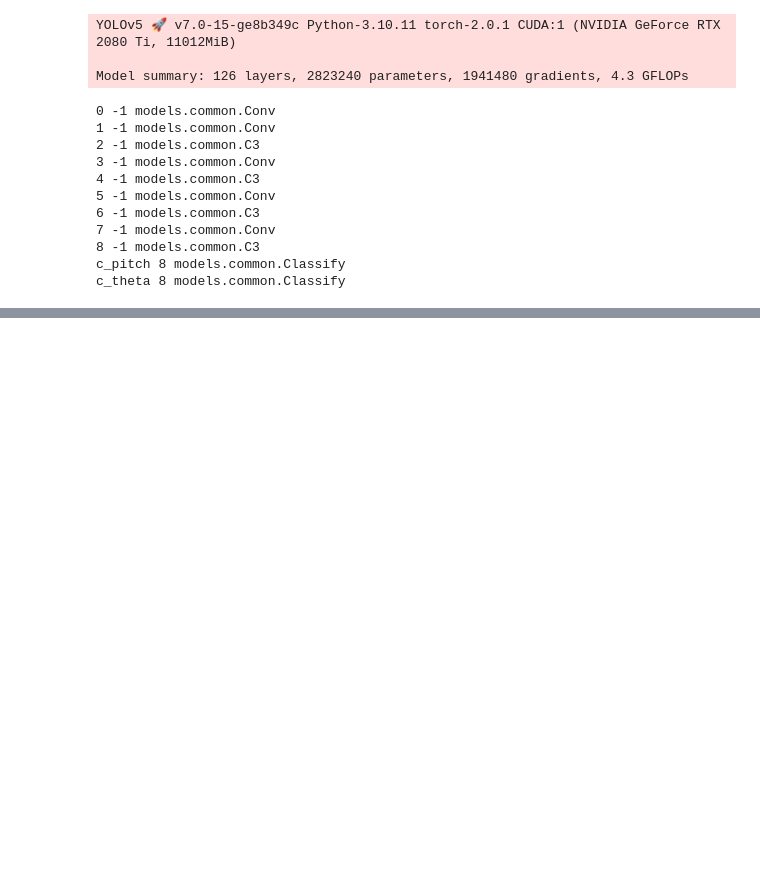
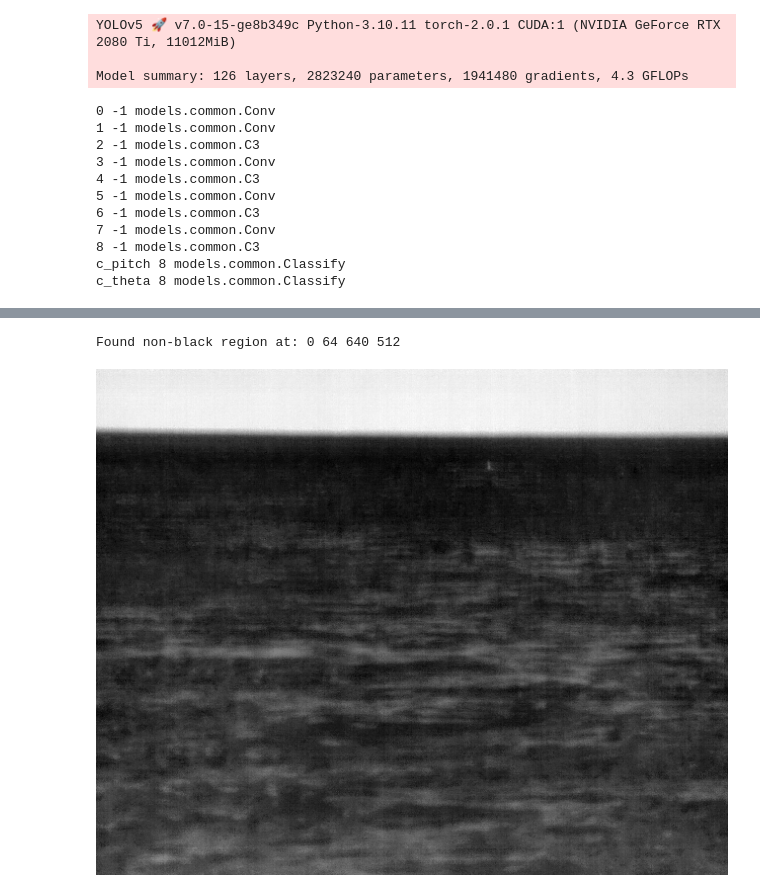
Before and after one commit to BSB-Group/yolov5, a Jupyter notebook: horizon/tests.ipynb, the cells around one changed output, grey strips where cells are left out. Saved outputs shown, nothing was run; the diff lists cells and outputs as text; code cells hidden in the pictures; blank space fills up the shorter version.

```diff
--- a/horizon/tests.ipynb
+++ b/horizon/tests.ipynb
@@ -204,0 +205,36 @@ pred_fit=       [0.5750763467037625, 0.4843145455394684]
+# %%
+import cv2
+import horizon.transforms as T
+
+
+def remove_black_padding(image):
+    # Apply a binary threshold to detect non-black areas
+    _, binary = cv2.threshold(image, 1, 255, cv2.THRESH_BINARY)
+
+    # Find contours
+    contours, _ = cv2.findContours(binary, cv2.RETR_EXTERNAL, cv2.CHAIN_APPROX_SIMPLE)
+
+    # Get the bounding rect of the biggest contour (assumed to be the image content)
+    if contours:
+        contour = max(contours, key=cv2.contourArea)
+        x, y, w, h = cv2.boundingRect(contour)
+        print("Found non-black region at:", x, y, w, h)
+        cropped_image = image[y:y+h, x:x+w]
+        return cropped_image
+    else:
+        print("No non-black region found")
+        return image  # Return original if no contours found
+
+
+def get_mask_from_points(points, img_shape):
+    mask = np.zeros(img_shape, dtype=np.uint8)
+    cv2.line(mask, points[0], points[1], 1, 5)
+    return mask
+
+im = remove_black_padding((image[0,0,...] * 255).numpy().astype(np.uint8))
+# %% [output]
+Found non-black region at: 0 64 640 512
+# %%
+Image.fromarray(im)
+# %% [output]
+[figure, added]
```
Also changed, not shown: parts of 6 cells of this notebook, 4 other files.
